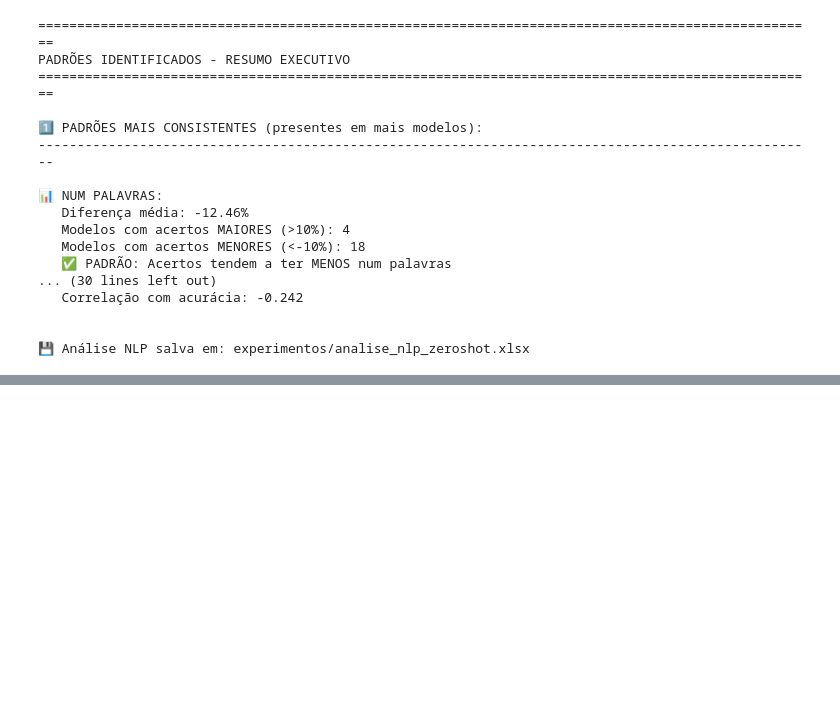
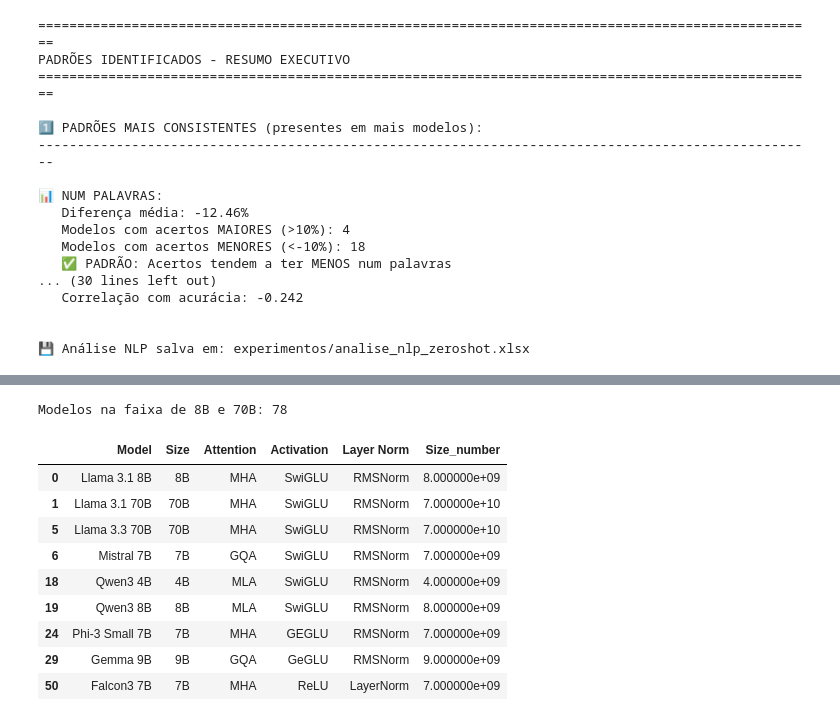
Before and after one commit to AILabs4All/FrameworkPE, a Jupyter notebook: teste_.ipynb, the cells around one changed output, grey strips where cells are left out. Drawn from its saved outputs; the diff is of its cells as text; code cells hidden in the pictures; blank space fills up the shorter version.

```diff
--- a/teste_.ipynb
+++ b/teste_.ipynb
@@ -1455,0 +1547,17 @@ PADRÕES IDENTIFICADOS - RESUMO EXECUTIVO
+# %%
+print(f"Modelos na faixa de 8B e 70B: {len(df_main)}")
+# %% [output]
+Modelos na faixa de 8B e 70B: 78
+# %%
+selected_df
+# %% [output]
+|  | Model | Size | Attention | Activation | Layer Norm | Size_number |
+| 0 | Llama 3.1 8B | 8B | MHA | SwiGLU | RMSNorm | 8.000000e+09 |
+| 1 | Llama 3.1 70B | 70B | MHA | SwiGLU | RMSNorm | 7.000000e+10 |
+| 5 | Llama 3.3 70B | 70B | MHA | SwiGLU | RMSNorm | 7.000000e+10 |
+| 6 | Mistral 7B | 7B | GQA | SwiGLU | RMSNorm | 7.000000e+09 |
+| 18 | Qwen3 4B | 4B | MLA | SwiGLU | RMSNorm | 4.000000e+09 |
+| 19 | Qwen3 8B | 8B | MLA | SwiGLU | RMSNorm | 8.000000e+09 |
+| 24 | Phi-3 Small 7B | 7B | MHA | GEGLU | RMSNorm | 7.000000e+09 |
+| 29 | Gemma 9B | 9B | GQA | GeGLU | RMSNorm | 9.000000e+09 |
+| 50 | Falcon3 7B | 7B | MHA | ReLU | LayerNorm | 7.000000e+09 |
```
Also changed, not shown: parts of 11 cells of this notebook, 2 other files.
